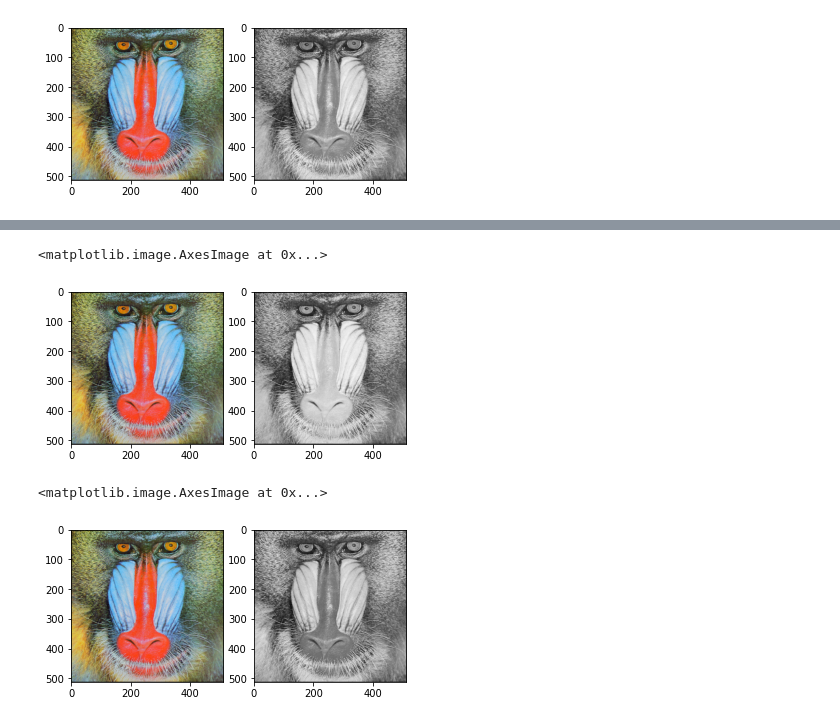
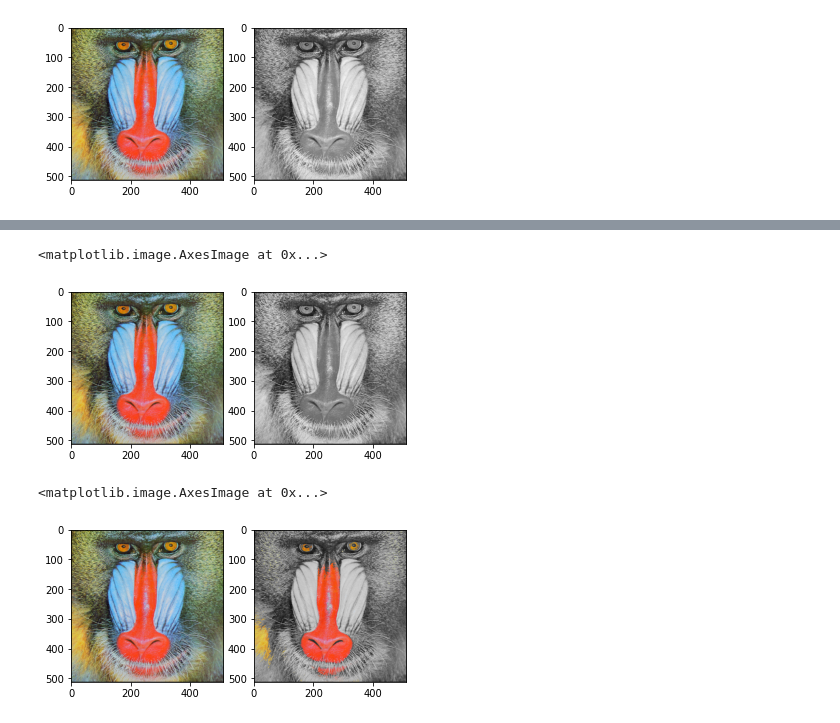
Before and after one commit to sellauno/PVCK_1, a Jupyter notebook: Week3.ipynb, the cells around one changed output, grey strips where cells are left out. Saved outputs shown, nothing was run; the diff lists cells and outputs as text; code cells hidden in the pictures.

```diff
--- a/Week3.ipynb
+++ b/Week3.ipynb
@@ -108,25 +124,39 @@ original = cv.imread('/content/drive/MyDrive/Images/mandrill.tiff')
 img = cv.cvtColor(original, cv.COLOR_BGR2RGB)
 brightness_image = cv.cvtColor(original, cv.COLOR_BGR2RGB)
 
-brightness_image = np.max(img, axis=2) + np.min(img, axis=2) / 2
+R, G, B = img[:,:,0], img[:,:,1],img[:,:,2]
+Y = (0.2126 * R) + (0.7152 * G) + (0.0722 * B)
 
 fig, ax = plt.subplots(1,2)
 ax[0].imshow(img)
-ax[1].imshow(brightness_image, cmap='gray')
+ax[1].imshow(Y, cmap='gray')
 # %% [output]
 <matplotlib.image.AxesImage at 0x...>
-[figure, old version]
+[figure, new version]
 # %%
 original = cv.imread('/content/drive/MyDrive/Images/mandrill.tiff')
 img = cv.cvtColor(original, cv.COLOR_BGR2RGB)
-brightness_image = cv.cvtColor(original, cv.COLOR_BGR2RGB)
+img2 = cv.cvtColor(original, cv.COLOR_BGR2RGB)
 
-R, G, B = img[:,:,0], img[:,:,1],img[:,:,2]
-Y = 0.21 * R + 0.72 * G + 0.07 * B
+ret, mask = cv.threshold(img[:, :, 0], 200, 255, cv.THRESH_BINARY)
+
+mask3 = np.zeros_like(img)
+mask3[:, :, 0] = mask
+mask3[:, :, 1] = mask
+mask3[:, :, 2] = mask
+
+orange = cv.bitwise_and(img, mask3)
+
+gray = cv.cvtColor(img, cv.COLOR_BGR2GRAY)
+img  = cv.cvtColor(gray, cv.COLOR_GRAY2BGR)
+
+gray = cv.bitwise_and(img, 255 - mask3)
+
+out = gray + orange
 
 fig, ax = plt.subplots(1,2)
-ax[0].imshow(img)
-ax[1].imshow(Y, cmap='gray')
+ax[0].imshow(img2)
+ax[1].imshow(out)
 # %% [output]
 <matplotlib.image.AxesImage at 0x...>
-[figure, old version]
+[figure, new version]
```
Also changed, not shown: parts of 1 cell of this notebook.
